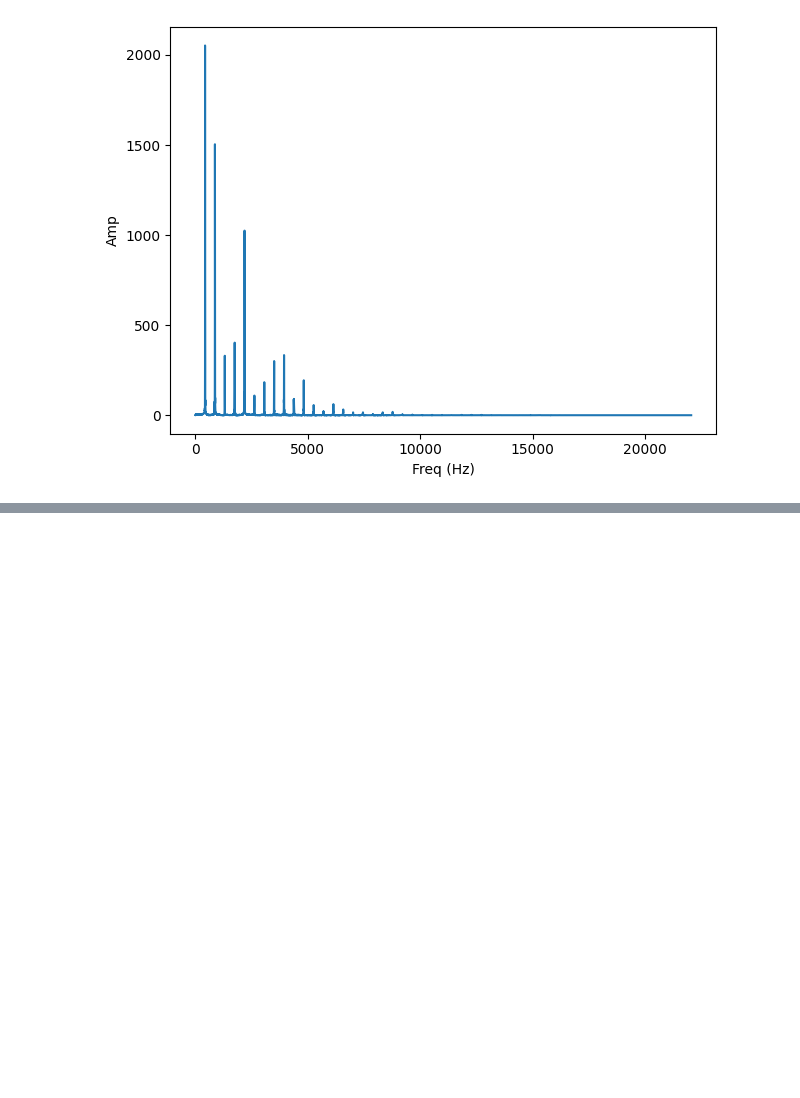
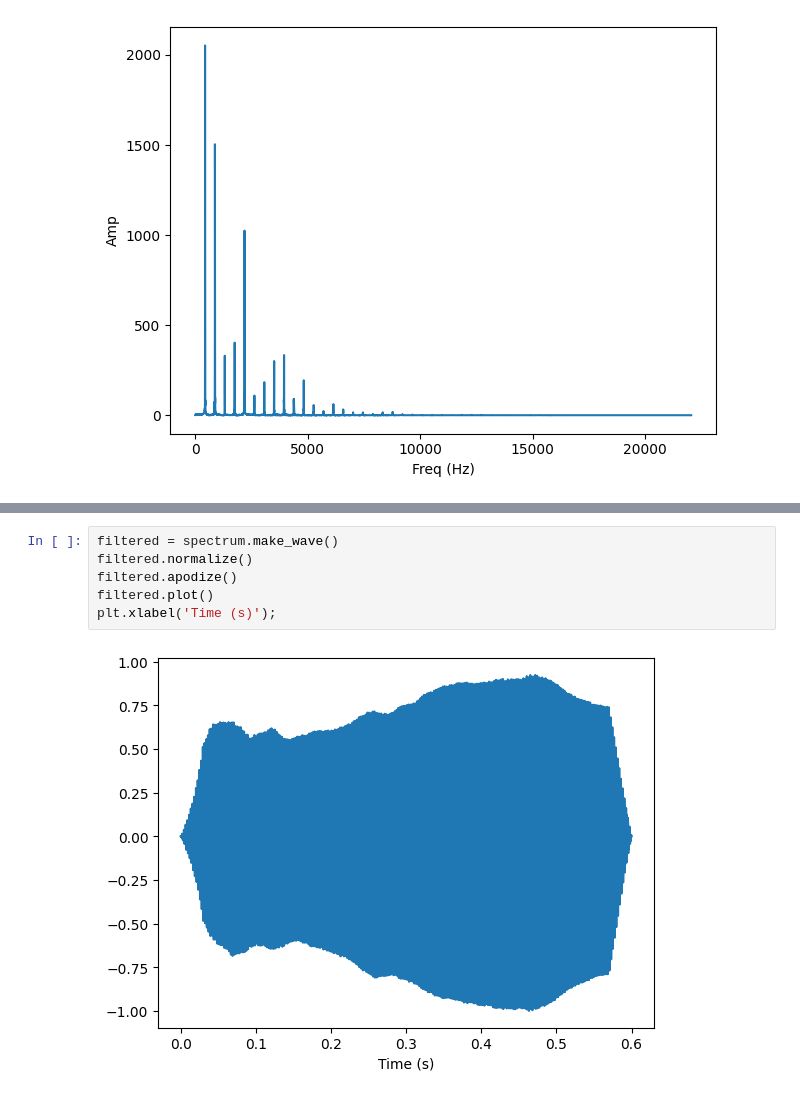
Before and after one commit to damiansp/completePython, a Jupyter notebook: dsp/1_sounds_and_signals/3_signals.ipynb, the cells around one changed output, grey strips where cells are left out. Cells and saved outputs as stored; diff of their text form; blank space fills up the shorter version.

```diff
--- a/dsp/1_sounds_and_signals/3_signals.ipynb
+++ b/dsp/1_sounds_and_signals/3_signals.ipynb
@@ -180,0 +190,8 @@ NameError: name 'find_index' is not defined
+# %%
+filtered = spectrum.make_wave()
+filtered.normalize()
+filtered.apodize()
+filtered.plot()
+plt.xlabel('Time (s)');
+# %% [output]
+[figure, added]
```
Also changed, not shown: parts of 13 cells of this notebook, 1 other file.
